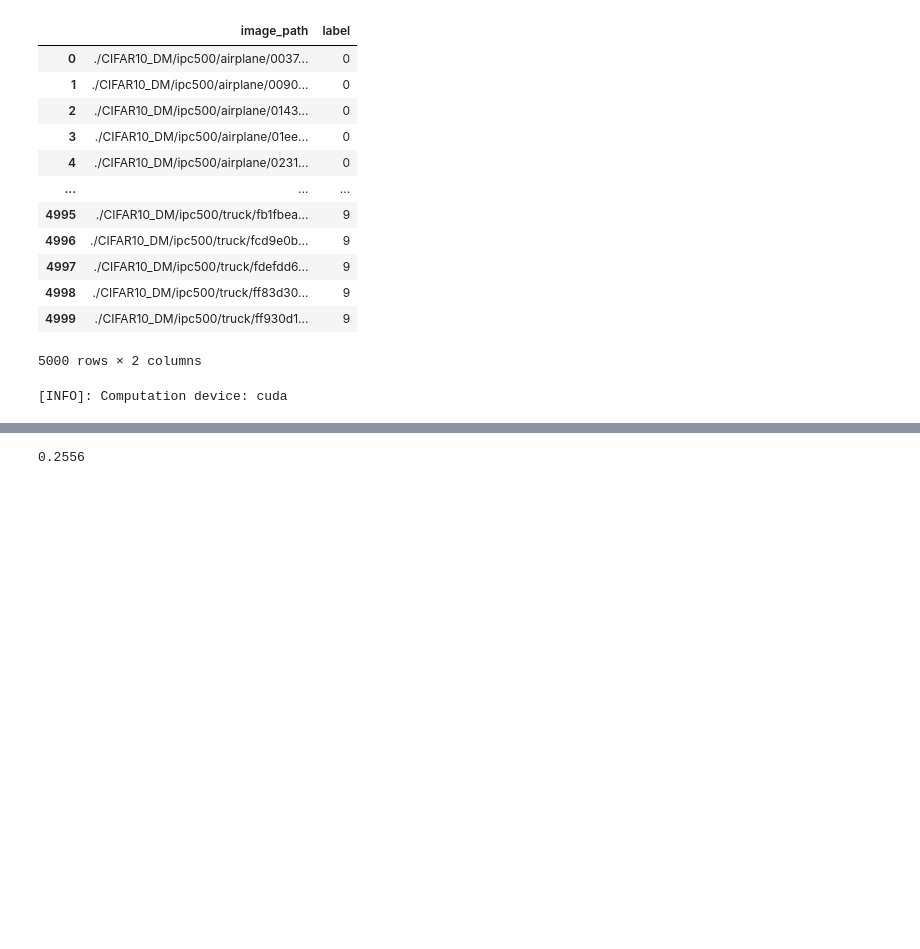
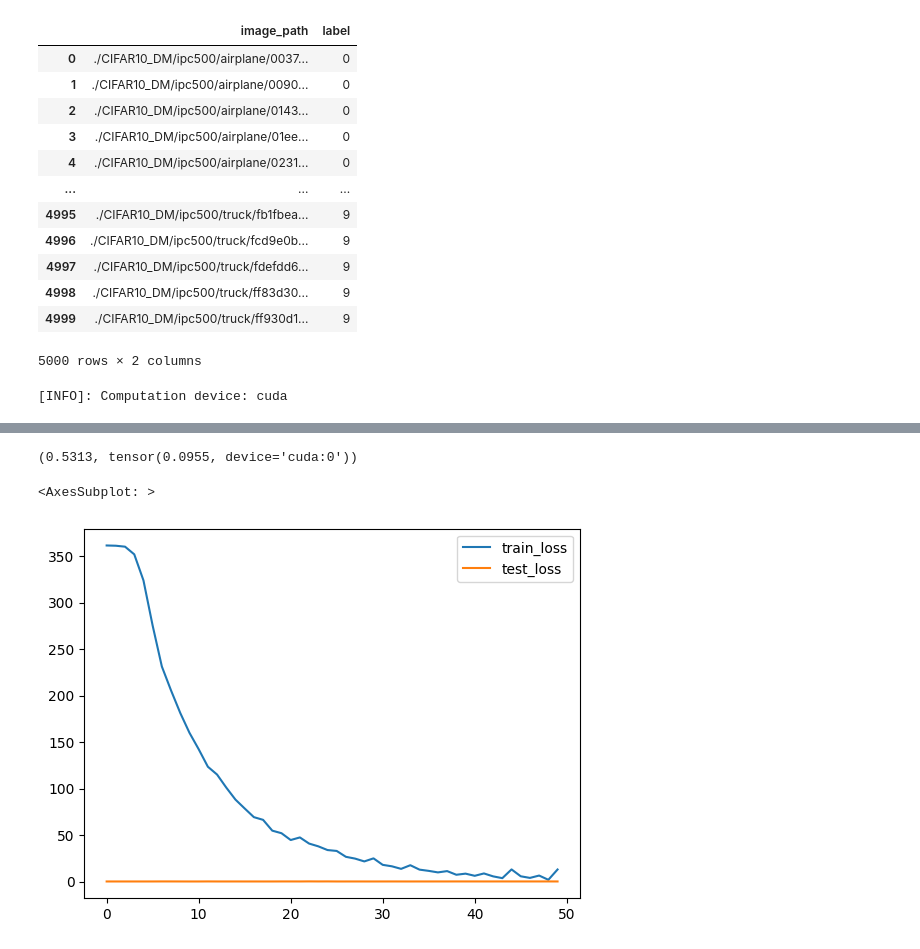
Before and after one commit to lizekai-richard/LDM4DD, a Jupyter notebook: classifier_training/Classifier Training_alexnet.ipynb, the cells around one changed output, grey strips where cells are left out. Saved outputs shown, nothing was run; the diff lists cells and outputs as text; code cells hidden in the pictures; blank space fills up the shorter version.

```diff
--- a/classifier_training/Classifier Training_alexnet.ipynb
+++ b/classifier_training/Classifier Training_alexnet.ipynb
@@ -48,10 +48,10 @@ index_file
 image_normalize= transforms.Lambda(lambda img: 2 * img / 255. - 1) # normalize to [-1, 1]
 # https://github.com/Lornatang/pytorch-alexnet-cifar100/blob/master/utils/datasets.py
 transform = transforms.Compose([
-                                transforms.Resize(128),
+                                transforms.Resize(64),
                                 transforms.RandomHorizontalFlip(),
                                 transforms.ToTensor(),
-                                transforms.Normalize((0.5, 0.5, 0.5), (0.5, 0.5, 0.5))
+                                transforms.Normalize(mean=[0.485, 0.456, 0.406], std=[0.229, 0.224, 0.225])
                                 # image_normalize
                               ])
 cifar10_distilled_train = CIFAR10_Distilled(index_file, transform)
@@ -62,11 +62,11 @@ cifar10_test = torchvision.datasets.CIFAR10(cifar10_root,
                                             transform=transforms.Compose([
                                                 transforms.Resize(64),
                                                 transforms.ToTensor(),
-                                                transforms.Normalize((0.5, 0.5, 0.5), (0.5, 0.5, 0.5)),
+                                                transforms.Normalize(mean=[0.485, 0.456, 0.406], std=[0.229, 0.224, 0.225]),
                                                 # image_normalize
                                               ]))
 # %%
-batch_size = 16 # cut batch size to half for ipc50
+batch_size = 32 # cut batch size to half for ipc50
 train_data_loader, test_data_loader = get_data_loaders(cifar10_distilled_train, cifar10_test, batch_size=batch_size)
 # %%
 device = torch.device('cuda' if torch.cuda.is_available() else 'cpu')
@@ -77,7 +77,7 @@ print(f"[INFO]: Computation device: {device}")
 model_name = 'alexnet'
 dataset = 'cifar10_distilled'
 model_path = f'./model_weight/{dataset}/{model_name}/'
-model = torchvision.models.alexnet(num_classes = 100).to(device)
+model = torchvision.models.alexnet(num_classes=10).to(device)
 # %%
-train(model, model_path, train_data_loader, test_data_loader)
+train_record, test_record  = train(model, model_path, train_data_loader, test_data_loader)
 # %% [output]
@@ -108,5 +108,14 @@ Acc: 0.2252
 ... (38 outputs left out)
 # %%
-test(model, model_path, test_data_loader)
+test(model, f'{model_path}/model.bin', test_data_loader, criterion=nn.CrossEntropyLoss()) #best_acc, test_loss
 # %% [output]
-0.2556
+(0.5313, tensor(0.0955, device='cuda:0'))
+# %%
+import pandas as pd
+results = pd.DataFrame([])
+results['train_loss']  = train_record
+results['test_loss']  = test_record
+results.plot.line(y=['train_loss', 'test_loss'])
+# %% [output]
+<AxesSubplot: >
+[figure, added]
```
Also changed, not shown: parts of 1 cell of this notebook, 1 other file.
